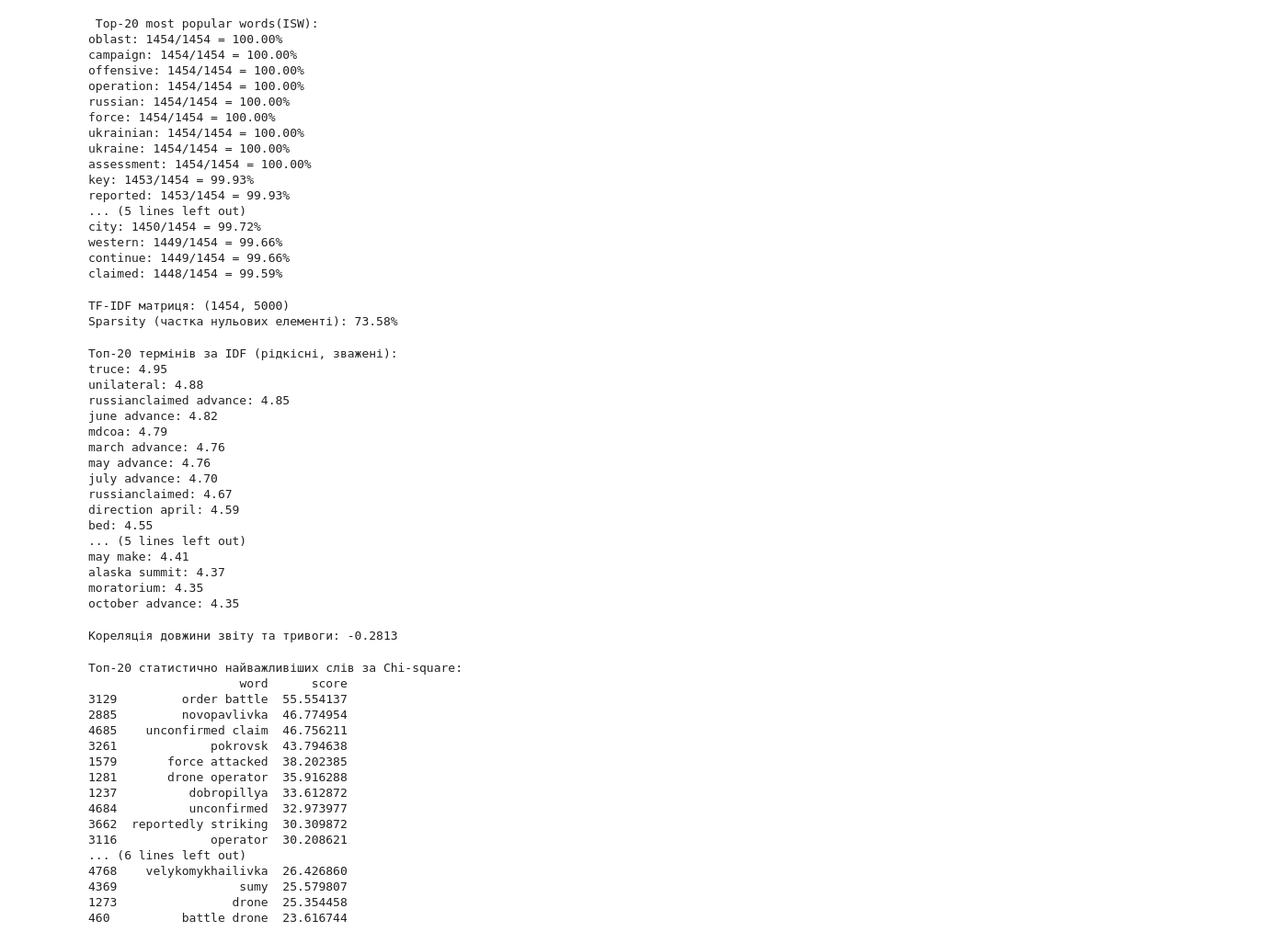
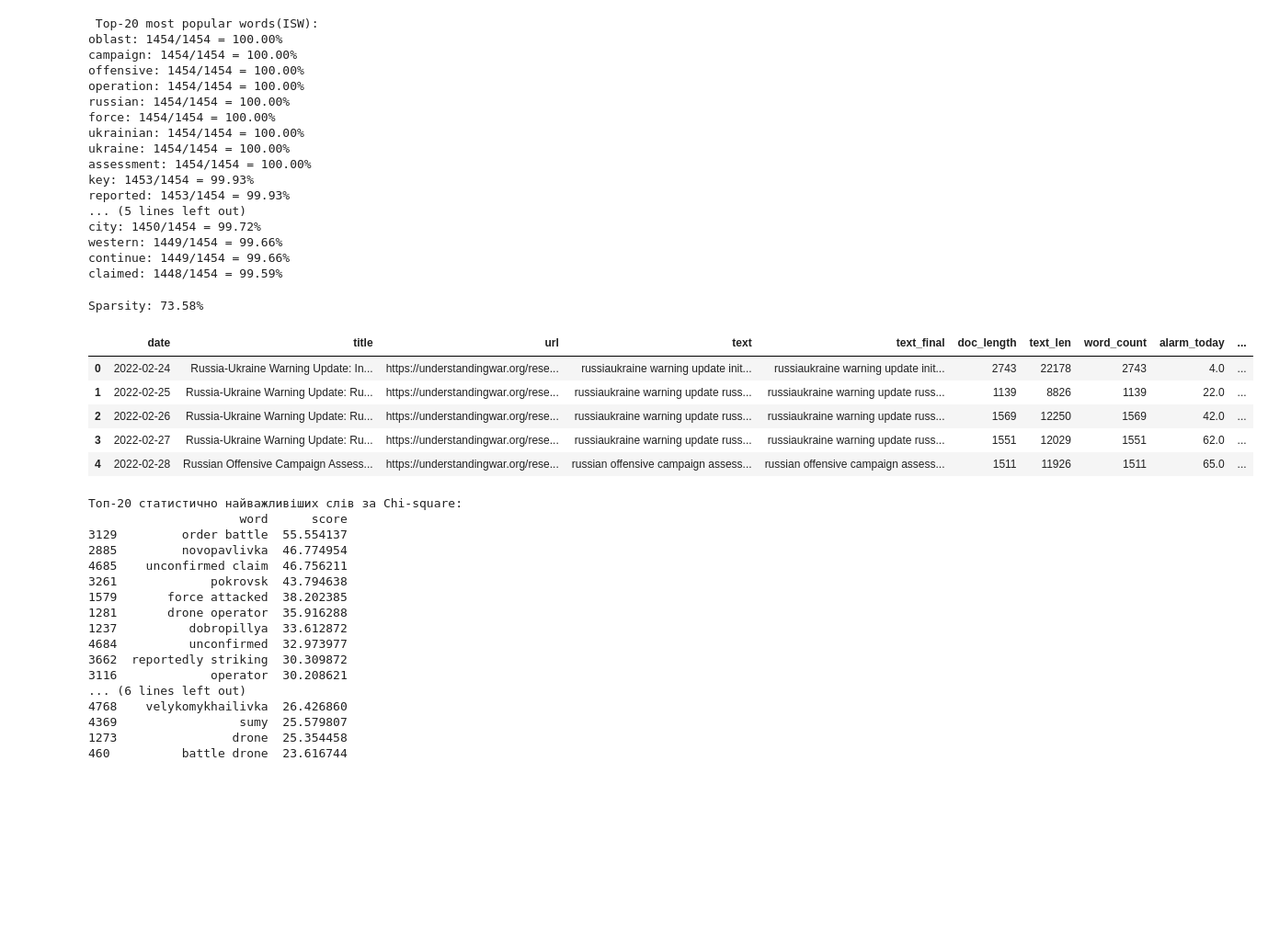
Before and after one commit to khorunzhaviktoriia/war-events-predictor-saas, a Jupyter notebook: forecasting/war_events_predictor.ipynb, the cells around one changed output. Shown at 92% size. Cells and saved outputs as stored; diff of their text form; code cells hidden in the pictures; blank space fills up the shorter version.

```diff
--- a/forecasting/war_events_predictor.ipynb
+++ b/forecasting/war_events_predictor.ipynb
@@ -1712,52 +1759,21 @@ western: 1449/1454 = 99.66%
 continue: 1449/1454 = 99.66%
 claimed: 1448/1454 = 99.59%
 # %%
-from sklearn.feature_extraction.text import TfidfVectorizer
-
-vectorizer = TfidfVectorizer(ngram_range=(1,2), max_features=5000, min_df=5)
-X = vectorizer.fit_transform(df_isw['text_final'])
-
-print("TF-IDF матриця:", X.shape)
-sparsity = 1.0 - X.nnz / (X.shape[0] * X.shape[1])
-print(f"Sparsity (частка нульових елементі): {sparsity:.2%}")
+sparsity = 1.0 - X_sparse.nnz / (X_sparse.shape[0] * X_sparse.shape[1])
+print(f"Sparsity: {sparsity:.2%}")
 # %% [output]
-TF-IDF матриця: (1454, 5000)
-Sparsity (частка нульових елементі): 73.58%
+Sparsity: 73.58%
-# %%
-idf_scores = dict(zip(vectorizer.get_feature_names_out(), vectorizer.idf_))
-top_idf = sorted(idf_scores.items(), key=lambda x: x[1], reverse=True)[:20]
-print("\nТоп-20 термінів за IDF (рідкісні, зважені):")
-for term, score in top_idf:
-    print(f"{term}: {score:.2f}")
-# %% [output]
-Топ-20 термінів за IDF (рідкісні, зважені):
-truce: 4.95
-unilateral: 4.88
-russianclaimed advance: 4.85
-june advance: 4.82
-mdcoa: 4.79
-march advance: 4.76
-may advance: 4.76
-july advance: 4.70
-russianclaimed: 4.67
-direction april: 4.59
-bed: 4.55
-... (5 lines left out)
-may make: 4.41
-alaska summit: 4.37
-moratorium: 4.35
-october advance: 4.35
 # %%
-df_isw['text_len'] = df_isw['text_final'].str.len()
-
-# Створюємо денний таргет (наприклад, 1 якщо була тривога в Україні, 0 якщо ні)
-# Приклад злиття з твоїми даними alarms:
-daily_target = df_war_events.groupby(df_war_events['start'].dt.date).size().rename('alarm_count')
-df_isw['is_alarm'] = df_isw['date'].dt.date.map(lambda d: 1 if d in daily_target.index else 0)
-
-print(f"Кореляція довжини звіту та тривоги: {df_isw['text_len'].corr(df_isw['is_alarm']):.4f}")
+#кореляцію довжини звіту поки прибрала
-# %% [output]
-Кореляція довжини звіту та тривоги: -0.2813
+# %%
+df_isw.head()
+# %% [output]
+|  | date | title | url | text | text_final | doc_length | text_len | word_count | alarm_today | ... |
+| 0 | 2022-02-24 | Russia-Ukraine Warning Update: In... | https://understandingwar.org/rese... | russiaukraine warning update init... | russiaukraine warning update init... | 2743 | 22178 | 2743 | 4.0 | ... |
+| 1 | 2022-02-25 | Russia-Ukraine Warning Update: Ru... | https://understandingwar.org/rese... | russiaukraine warning update russ... | russiaukraine warning update russ... | 1139 | 8826 | 1139 | 22.0 | ... |
+| 2 | 2022-02-26 | Russia-Ukraine Warning Update: Ru... | https://understandingwar.org/rese... | russiaukraine warning update russ... | russiaukraine warning update russ... | 1569 | 12250 | 1569 | 42.0 | ... |
+| 3 | 2022-02-27 | Russia-Ukraine Warning Update: Ru... | https://understandingwar.org/rese... | russiaukraine warning update russ... | russiaukraine warning update russ... | 1551 | 12029 | 1551 | 62.0 | ... |
+| 4 | 2022-02-28 | Russian Offensive Campaign Assess... | https://understandingwar.org/rese... | russian offensive campaign assess... | russian offensive campaign assess... | 1511 | 11926 | 1511 | 65.0 | ... |
 # %%
 from sklearn.feature_selection import chi2
 
```
Also changed, not shown: parts of 12 cells of this notebook.
